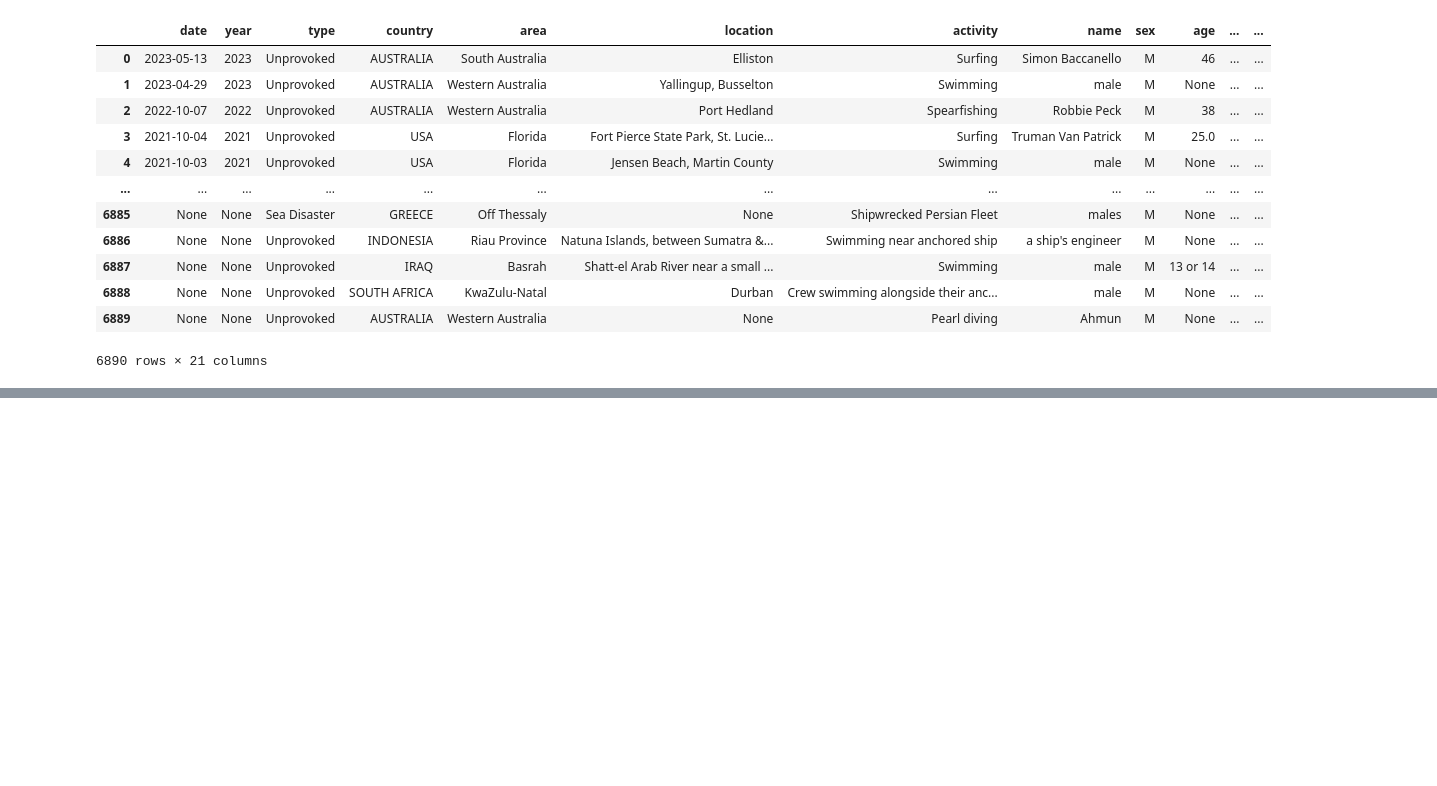
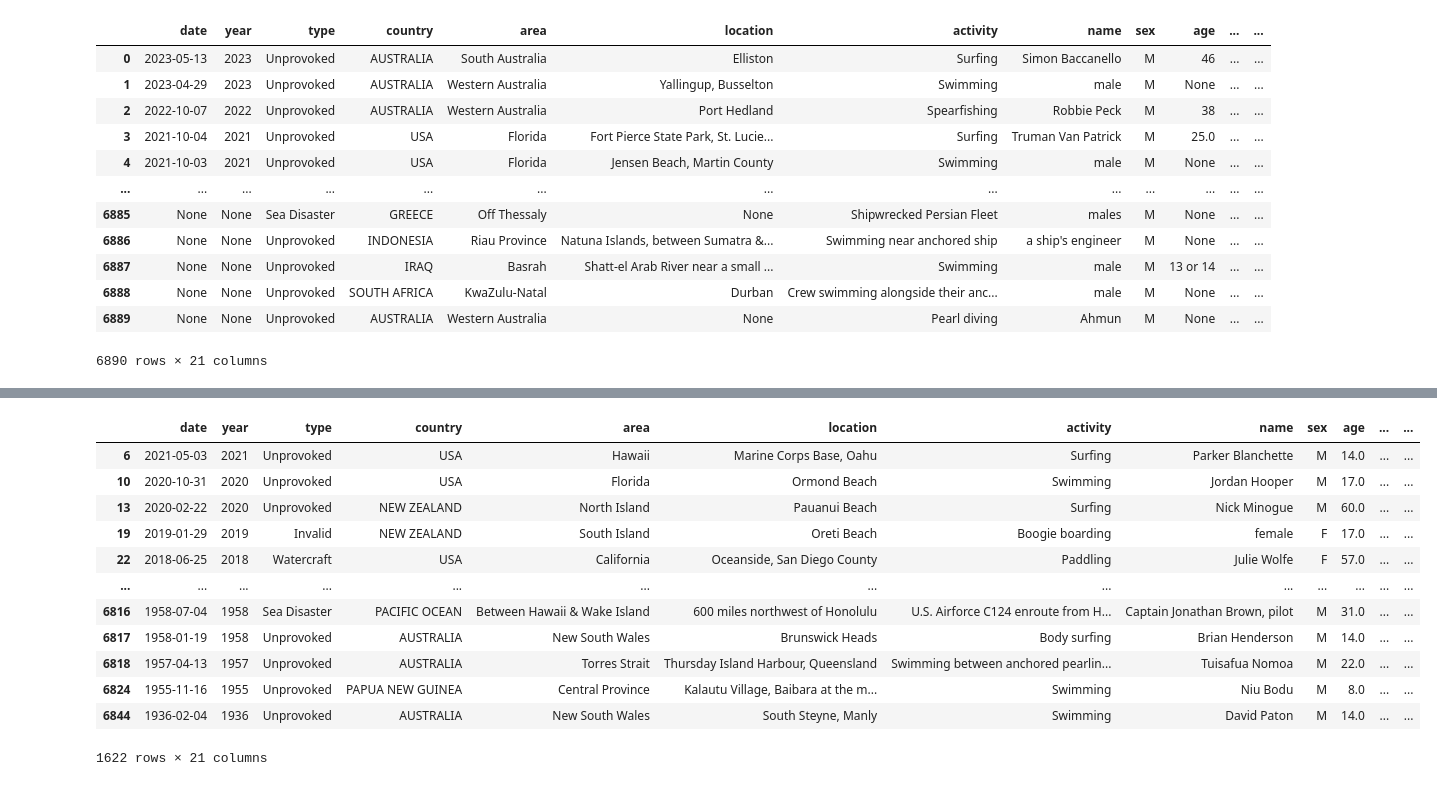
Before and after one commit to CourtneyCole123/Shark-Analysis-Team, a Jupyter notebook: Shark Data.ipynb, the cells around one changed output, grey strips where cells are left out. Saved outputs shown, nothing was run; the diff lists cells and outputs as text; code cells hidden in the pictures; blank space fills up the shorter version.

```diff
--- a/Shark Data.ipynb
+++ b/Shark Data.ipynb
@@ -48,7 +31,8 @@ len(all_of_the_data)
 # %% [output]
 6890
 # %%
-pd.DataFrame(all_of_the_data)
+all_of_the_data_df = pd.DataFrame(all_of_the_data)
+all_of_the_data_df
 # %% [output]
 |  | date | year | type | country | area | location | activity | name | sex | age | ... | ... |
 | 0 | 2023-05-13 | 2023 | Unprovoked | AUSTRALIA | South Australia | Elliston | Surfing | Simon Baccanello | M | 46 | ... | ... |
@@ -65,0 +67,18 @@ pd.DataFrame(all_of_the_data)
+# %%
+# Changed all None to nan and then dropped all nans
+new_data_df = all_of_the_data_df.replace(to_replace='None', value=np.nan).dropna()
+new_data_df
+# %% [output]
+|  | date | year | type | country | area | location | activity | name | sex | age | ... | ... |
+| 6 | 2021-05-03 | 2021 | Unprovoked | USA | Hawaii | Marine Corps Base, Oahu | Surfing | Parker Blanchette | M | 14.0 | ... | ... |
+| 10 | 2020-10-31 | 2020 | Unprovoked | USA | Florida | Ormond Beach | Swimming | Jordan Hooper | M | 17.0 | ... | ... |
+| 13 | 2020-02-22 | 2020 | Unprovoked | NEW ZEALAND | North Island | Pauanui Beach | Surfing | Nick Minogue | M | 60.0 | ... | ... |
+| 19 | 2019-01-29 | 2019 | Invalid | NEW ZEALAND | South Island | Oreti Beach | Boogie boarding | female | F | 17.0 | ... | ... |
+| 22 | 2018-06-25 | 2018 | Watercraft | USA | California | Oceanside, San Diego County | Paddling | Julie Wolfe | F | 57.0 | ... | ... |
+| ... | ... | ... | ... | ... | ... | ... | ... | ... | ... | ... | ... | ... |
+| 6816 | 1958-07-04 | 1958 | Sea Disaster | PACIFIC OCEAN | Between Hawaii & Wake Island | 600 miles northwest of Honolulu | U.S. Airforce C124 enroute from H... | Captain Jonathan Brown, pilot | M | 31.0 | ... | ... |
+| 6817 | 1958-01-19 | 1958 | Unprovoked | AUSTRALIA | New South Wales | Brunswick Heads | Body surfing | Brian Henderson | M | 14.0 | ... | ... |
+| 6818 | 1957-04-13 | 1957 | Unprovoked | AUSTRALIA | Torres Strait | Thursday Island Harbour, Queensland | Swimming between anchored pearlin... | Tuisafua Nomoa | M | 22.0 | ... | ... |
+| 6824 | 1955-11-16 | 1955 | Unprovoked | PAPUA NEW GUINEA | Central Province | Kalautu Village, Baibara at the m... | Swimming | Niu Bodu | M | 8.0 | ... | ... |
+| 6844 | 1936-02-04 | 1936 | Unprovoked | AUSTRALIA | New South Wales | South Steyne, Manly | Swimming | David Paton | M | 14.0 | ... | ... |
+1622 rows × 21 columns
```
Also changed, not shown: parts of 39 cells of this notebook.
